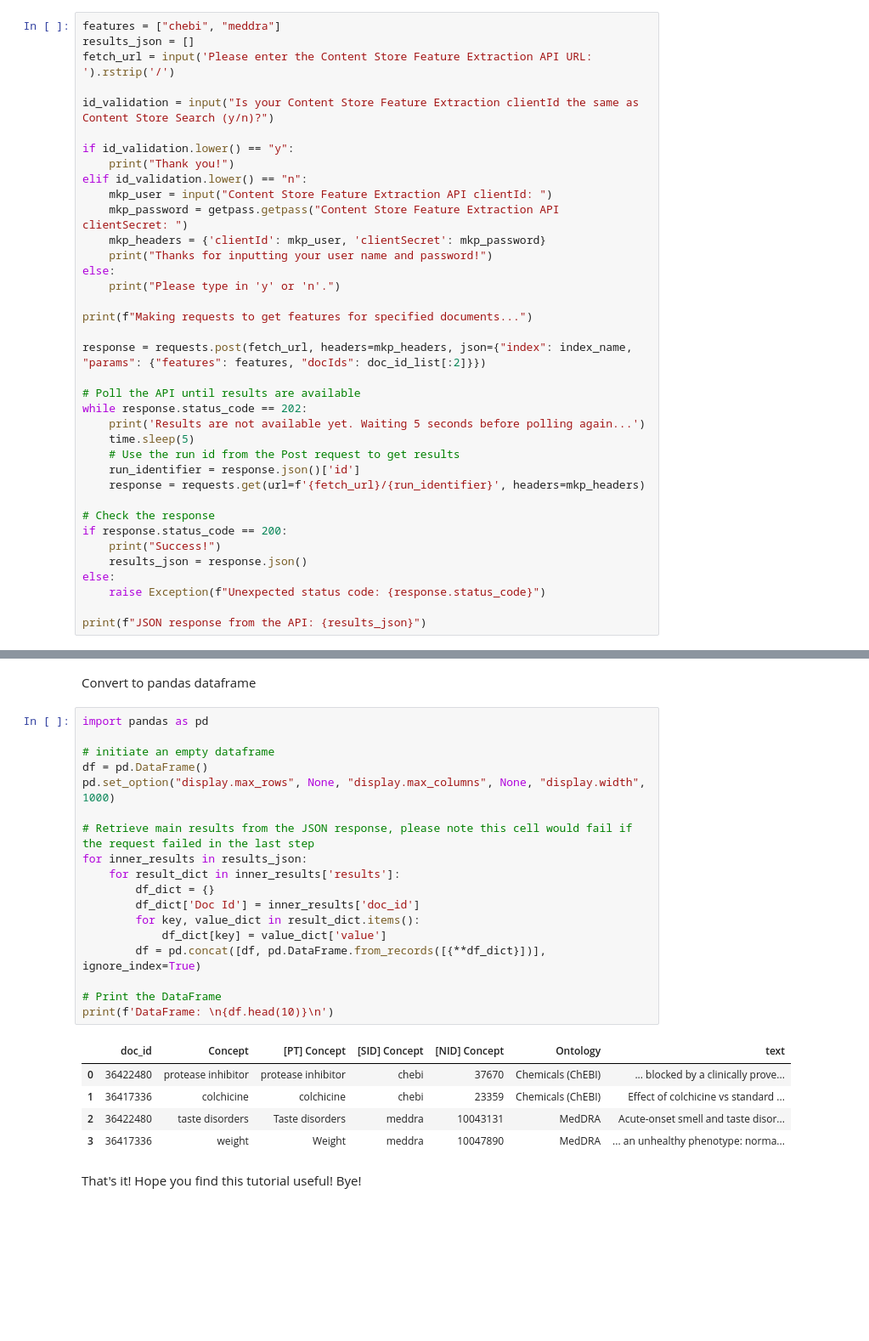
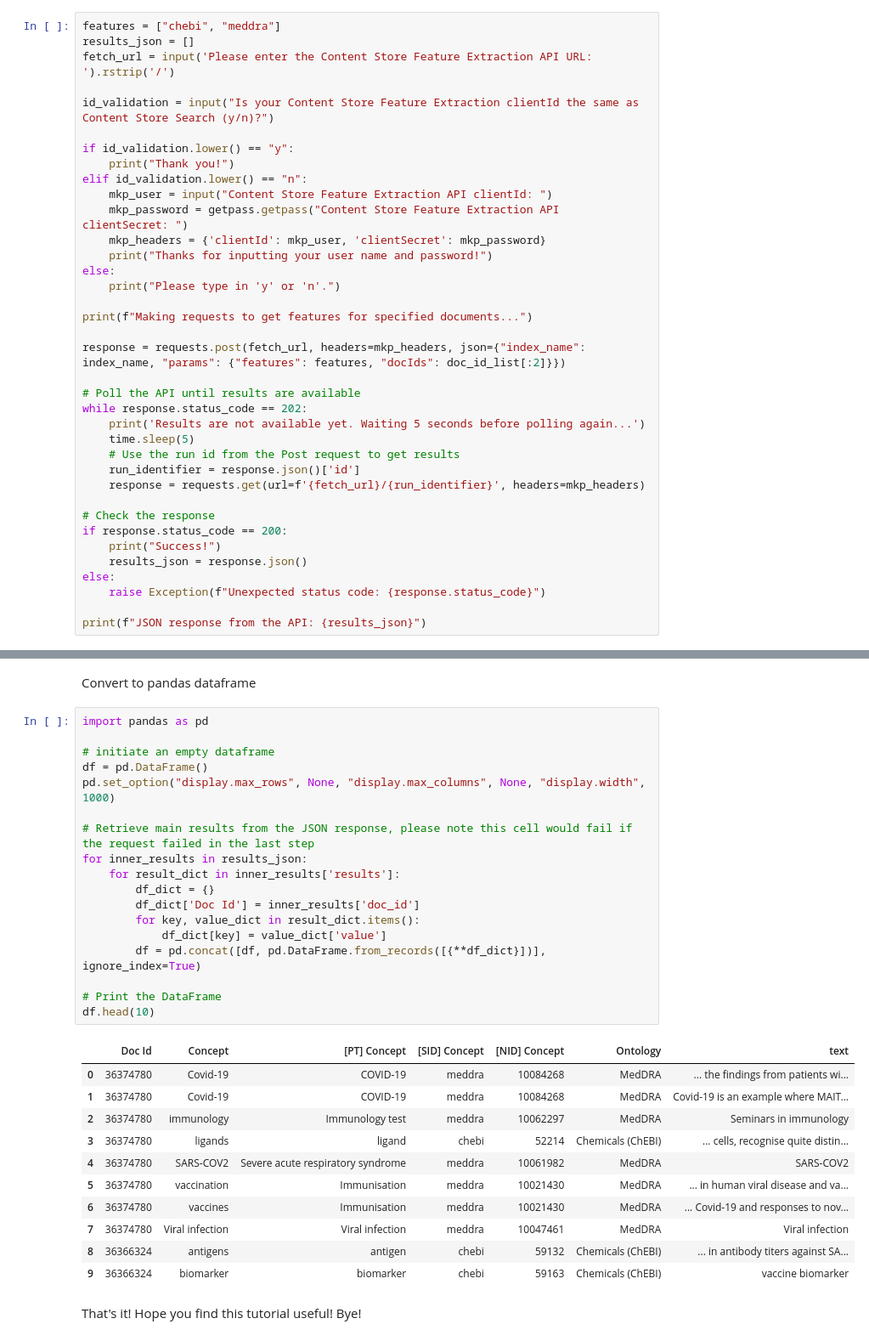
Before and after one commit to iqvianlp/api_notebooks, a Jupyter notebook: Content Store Search & Feature Extraction.ipynb, the cells around one changed output, grey strips where cells are left out. Shown: that part at 85% size. Saved outputs shown, nothing was run; the diff lists cells and outputs as text; blank space fills up the shorter version.

```diff
--- a/Content Store Search & Feature Extraction.ipynb
+++ b/Content Store Search & Feature Extraction.ipynb
@@ -101,7 +101,7 @@ else:
 
 print(f"Making requests to get features for specified documents...")
 
-response = requests.post(fetch_url, headers=mkp_headers, json={"index": index_name, "params": {"features": features, "docIds": doc_id_list[:2]}})
+response = requests.post(fetch_url, headers=mkp_headers, json={"index_name": index_name, "params": {"features": features, "docIds": doc_id_list[:2]}})
 
 # Poll the API until results are available
 while response.status_code == 202:
@@ -132,26 +133,32 @@ Convert to pandas dataframe
 # %%
 import pandas as pd
 
 # initiate an empty dataframe
 df = pd.DataFrame()
 pd.set_option("display.max_rows", None, "display.max_columns", None, "display.width", 1000)
 
 # Retrieve main results from the JSON response, please note this cell would fail if the request failed in the last step
 for inner_results in results_json:
     for result_dict in inner_results['results']:
         df_dict = {}
         df_dict['Doc Id'] = inner_results['doc_id']
         for key, value_dict in result_dict.items():
             df_dict[key] = value_dict['value']
         df = pd.concat([df, pd.DataFrame.from_records([{**df_dict}])], ignore_index=True)
 
 # Print the DataFrame
-print(f'DataFrame: \n{df.head(10)}\n')
+df.head(10)
 # %% [output]
-|  | doc_id | Concept | [PT] Concept | [SID] Concept | [NID] Concept | Ontology | text |
-| 0 | 36422480 | protease inhibitor | protease inhibitor | chebi | 37670 | Chemicals (ChEBI) | ... blocked by a clinically prove... |
-| 1 | 36417336 | colchicine | colchicine | chebi | 23359 | Chemicals (ChEBI) | Effect of colchicine vs standard ... |
-| 2 | 36422480 | taste disorders | Taste disorders | meddra | 10043131 | MedDRA | Acute-onset smell and taste disor... |
-| 3 | 36417336 | weight | Weight | meddra | 10047890 | MedDRA | ... an unhealthy phenotype: norma... |
+|  | Doc Id | Concept | [PT] Concept | [SID] Concept | [NID] Concept | Ontology | text |
+| 0 | 36374780 | Covid-19 | COVID-19 | meddra | 10084268 | MedDRA | ... the findings from patients wi... |
+| 1 | 36374780 | Covid-19 | COVID-19 | meddra | 10084268 | MedDRA | Covid-19 is an example where MAIT... |
+| 2 | 36374780 | immunology | Immunology test | meddra | 10062297 | MedDRA | Seminars in immunology |
+| 3 | 36374780 | ligands | ligand | chebi | 52214 | Chemicals (ChEBI) | ... cells, recognise quite distin... |
+| 4 | 36374780 | SARS-COV2 | Severe acute respiratory syndrome | meddra | 10061982 | MedDRA | SARS-COV2 |
+| 5 | 36374780 | vaccination | Immunisation | meddra | 10021430 | MedDRA | ... in human viral disease and va... |
+| 6 | 36374780 | vaccines | Immunisation | meddra | 10021430 | MedDRA | ... Covid-19 and responses to nov... |
+| 7 | 36374780 | Viral infection | Viral infection | meddra | 10047461 | MedDRA | Viral infection |
+| 8 | 36366324 | antigens | antigen | chebi | 59132 | Chemicals (ChEBI) | ... in antibody titers against SA... |
+| 9 | 36366324 | biomarker | biomarker | chebi | 59163 | Chemicals (ChEBI) | vaccine biomarker |
 # %% [markdown]
 That's it! Hope you find this tutorial useful! Bye!
```
Also changed, not shown: parts of 1 cell of this notebook, 2 other files.
